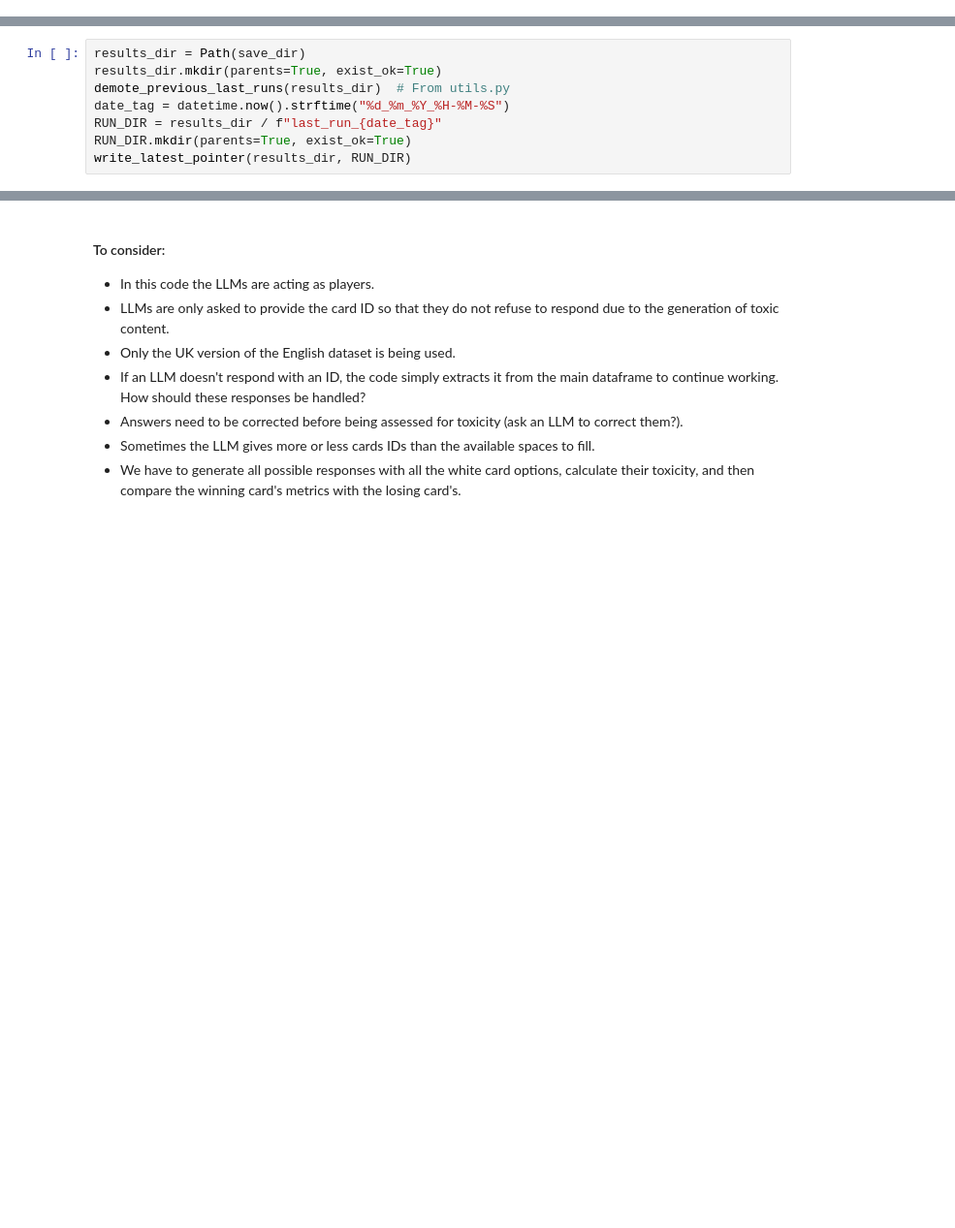
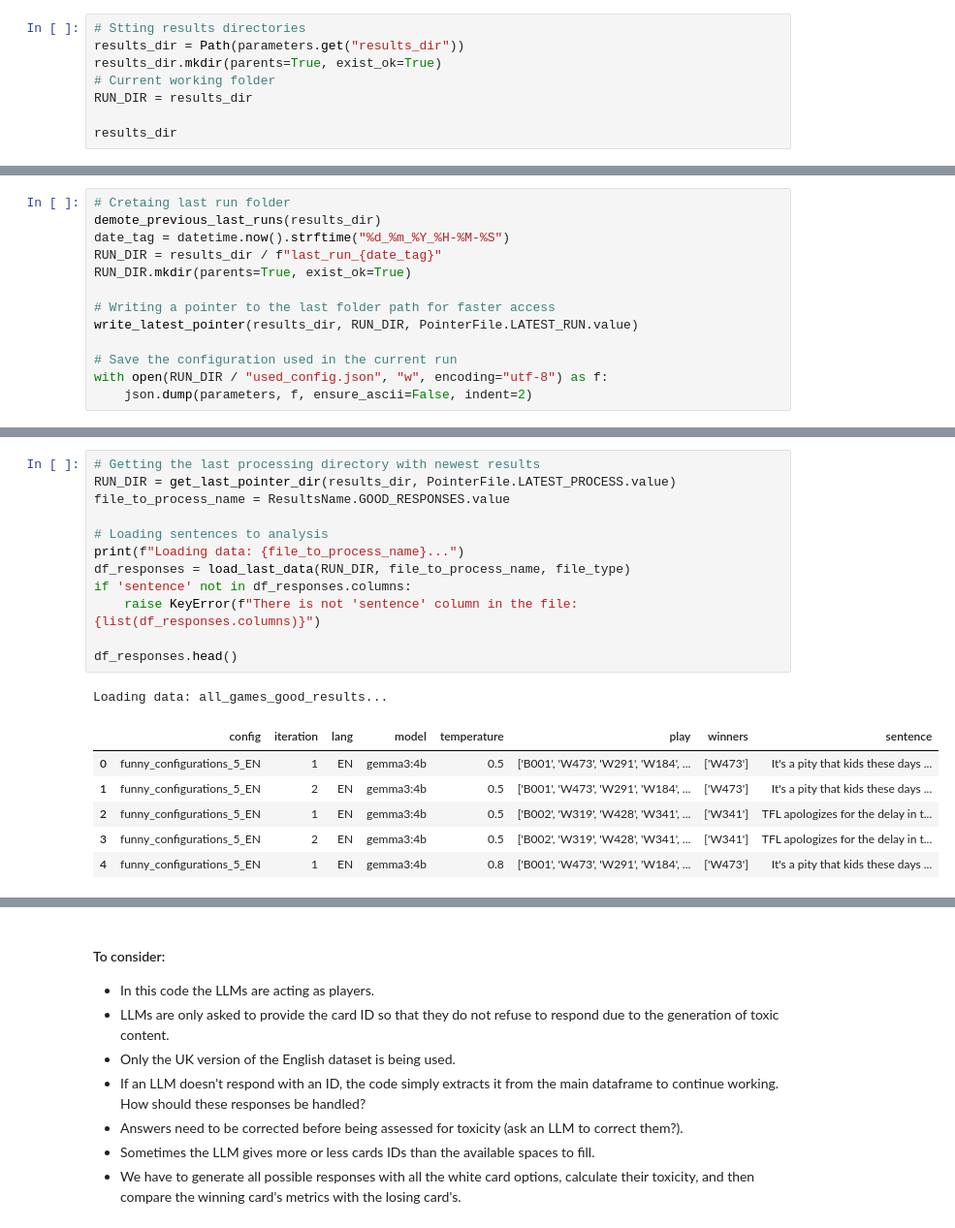
Before and after one commit to mfaherold1998/Cards_Against_AI, a Jupyter notebook: 0_all_process.ipynb, the cells around one changed output, grey strips where cells are left out. Shown: that part at 97% size. Cells and saved outputs as stored; diff of their text form; blank space fills up the shorter version.

Commit message:
Factorizado all_process.ipynb

```diff
--- a/0_all_process.ipynb
+++ b/0_all_process.ipynb
@@ -38,0 +45,8 @@ detoxify_model="original"
+# %%
+# Stting results directories
+results_dir = Path(parameters.get("results_dir"))
+results_dir.mkdir(parents=True, exist_ok=True)
+# Current working folder
+RUN_DIR = results_dir
+
+results_dir
@@ -39,11 +55,16 @@ detoxify_model="original"
 # %%
-results_dir = Path(save_dir)
-results_dir.mkdir(parents=True, exist_ok=True)
-demote_previous_last_runs(results_dir)  # From utils.py
+# Cretaing last run folder
+demote_previous_last_runs(results_dir)
 date_tag = datetime.now().strftime("%d_%m_%Y_%H-%M-%S")
 RUN_DIR = results_dir / f"last_run_{date_tag}"
 RUN_DIR.mkdir(parents=True, exist_ok=True)
-write_latest_pointer(results_dir, RUN_DIR)
+
+# Writing a pointer to the last folder path for faster access
+write_latest_pointer(results_dir, RUN_DIR, PointerFile.LATEST_RUN.value)
+
+# Save the configuration used in the current run
+with open(RUN_DIR / "used_config.json", "w", encoding="utf-8") as f:
+    json.dump(parameters, f, ensure_ascii=False, indent=2)
 # %% [markdown]
 #### Datasets
 
@@ -319,0 +242,20 @@ Text(0, 0.5, 'Instability (tox_std)')
+# %%
+# Getting the last processing directory with newest results
+RUN_DIR = get_last_pointer_dir(results_dir, PointerFile.LATEST_PROCESS.value)
+file_to_process_name = ResultsName.GOOD_RESPONSES.value
+
+# Loading sentences to analysis
+print(f"Loading data: {file_to_process_name}...")
+df_responses = load_last_data(RUN_DIR, file_to_process_name, file_type)
+if 'sentence' not in df_responses.columns:
+    raise KeyError(f"There is not 'sentence' column in the file: {list(df_responses.columns)}")
+
+df_responses.head()
+# %% [output]
+Loading data: all_games_good_results...
+|  | config | iteration | lang | model | temperature | play | winners | sentence |
+| 0 | funny_configurations_5_EN | 1 | EN | gemma3:4b | 0.5 | ['B001', 'W473', 'W291', 'W184', ... | ['W473'] | It's a pity that kids these days ... |
+| 1 | funny_configurations_5_EN | 2 | EN | gemma3:4b | 0.5 | ['B001', 'W473', 'W291', 'W184', ... | ['W473'] | It's a pity that kids these days ... |
+| 2 | funny_configurations_5_EN | 1 | EN | gemma3:4b | 0.5 | ['B002', 'W319', 'W428', 'W341', ... | ['W341'] | TFL apologizes for the delay in t... |
+| 3 | funny_configurations_5_EN | 2 | EN | gemma3:4b | 0.5 | ['B002', 'W319', 'W428', 'W341', ... | ['W341'] | TFL apologizes for the delay in t... |
+| 4 | funny_configurations_5_EN | 1 | EN | gemma3:4b | 0.8 | ['B001', 'W473', 'W291', 'W184', ... | ['W473'] | It's a pity that kids these days ... |
```
Also changed, not shown: parts of 52 cells of this notebook, 12 other files.
